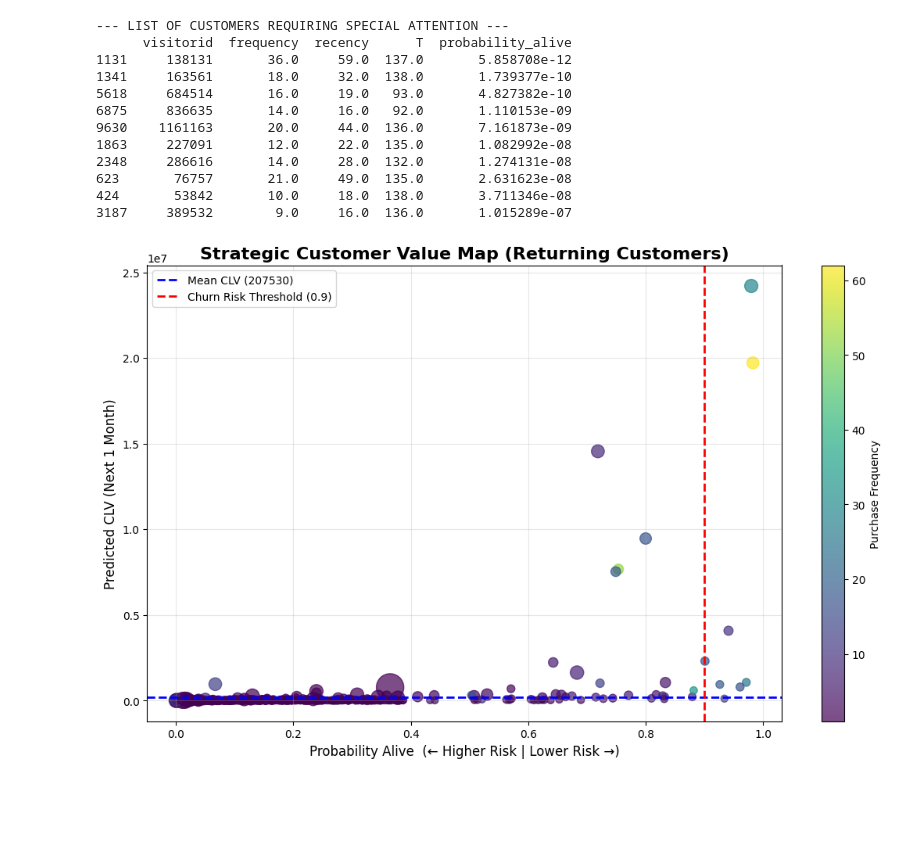
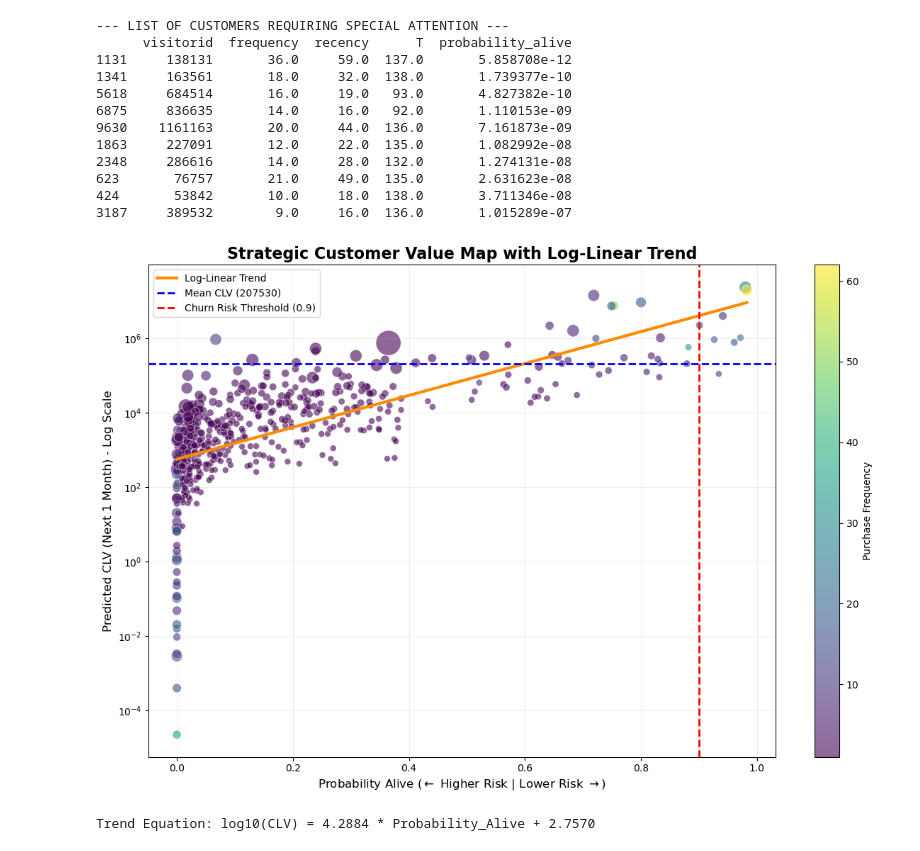
Before and after one commit to bluff-king/Customer-Segment-Personalization, a Jupyter notebook: CRISPDM/04 CLV.ipynb, the cells around one changed output. Cells and saved outputs as stored; diff of their text form; code cells hidden in the pictures; blank space fills up the shorter version.

```diff
--- a/CRISPDM/04 CLV.ipynb
+++ b/CRISPDM/04 CLV.ipynb
@@ -513,12 +513,16 @@ print(
 # %%
 import gc
 import matplotlib.pyplot as plt
+import numpy as np
 
 gc.collect()
 plt.close('all')
 
 # Focus on returning customers (frequency > 0)
 plot_data = clv_data[clv_data['frequency'] > 0].copy()
+
+# Ensure we don't have zeros for the log scale/fit
+plot_data = plot_data[plot_data['CLV_1_month'] > 0]
 
 x = plot_data['probability_alive']
 y = plot_data['CLV_1_month']
@@ -530,50 +534,79 @@ sizes = (
     plot_data['monetary_value'].max()
 ) * 600 + 40
 
-plt.figure(figsize=(11, 7))
+plt.figure(figsize=(12, 8))
 
+# 1. Calculate the Linear Trend in Log Space
+# We fit: log10(y) = m*x + c
+log_y = np.log10(y)
+slope, intercept = np.polyfit(x, log_y, 1)
+
+# Create points for the trend line
+x_trend = np.linspace(x.min(), x.max(), 100)
+y_trend = 10**(slope * x_trend + intercept)
+
+# 2. Plotting
 sc = plt.scatter(
     x,
     y,
     c=colors,
     s=sizes,
     cmap='viridis',
-    alpha=0.7
+    alpha=0.6,
+    edgecolors='white',
+    linewidth=0.5
 )
+
+# Plot the Trend Line
+plt.plot(
+    x_trend,
+    y_trend,
+    color='darkorange',
+    linestyle='-',
+    linewidth=3,
+    label=f'Log-Linear Trend'
+)
+
+# Set Y-axis to logarithmic scale
+plt.yscale('log')
 
 # Mean CLV reference line
 avg_clv = y.mean()
 plt.axhline(
     y=avg_clv,
     color='blue',
     linestyle='--',
     linewidth=2,
     label=f'Mean CLV ({avg_clv:.0f})'
 )
 
 # Churn risk threshold
 plt.axvline(
     x=0.9,
     color='red',
     linestyle='--',
     linewidth=2,
     label='Churn Risk Threshold (0.9)'
 )
 
 plt.title(
-    'Strategic Customer Value Map (Returning Customers)',
+    'Strategic Customer Value Map with Log-Linear Trend',
     fontsize=16,
     fontweight='bold'
 )
-plt.xlabel('Probability Alive  (← Higher Risk | Lower Risk →)', fontsize=12)
-plt.ylabel('Predicted CLV (Next 1 Month)', fontsize=12)
+plt.xlabel(r'Probability Alive ($\leftarrow$ Higher Risk | Lower Risk $\rightarrow$)', fontsize=12)
+plt.ylabel('Predicted CLV (Next 1 Month) - Log Scale', fontsize=12)
 
 cbar = plt.colorbar(sc)
 cbar.set_label('Purchase Frequency')
 
 plt.legend(loc='upper left')
-plt.grid(True, alpha=0.3)
+plt.grid(True, which="both", ls="-", alpha=0.2)
 plt.tight_layout()
 plt.show()
+
+# Optional: Print the relationship
+print(f"Trend Equation: log10(CLV) = {slope:.4f} * Probability_Alive + {intercept:.4f}")
 # %% [output]
-[figure, old version]
+[figure, new version]
+Trend Equation: log10(CLV) = 4.2884 * Probability_Alive + 2.7570
```
Also changed, not shown: parts of 4 cells of this notebook.
